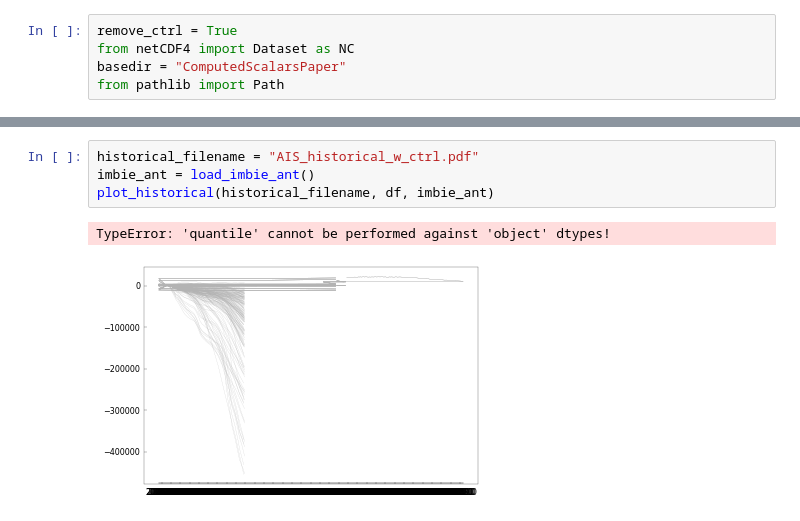
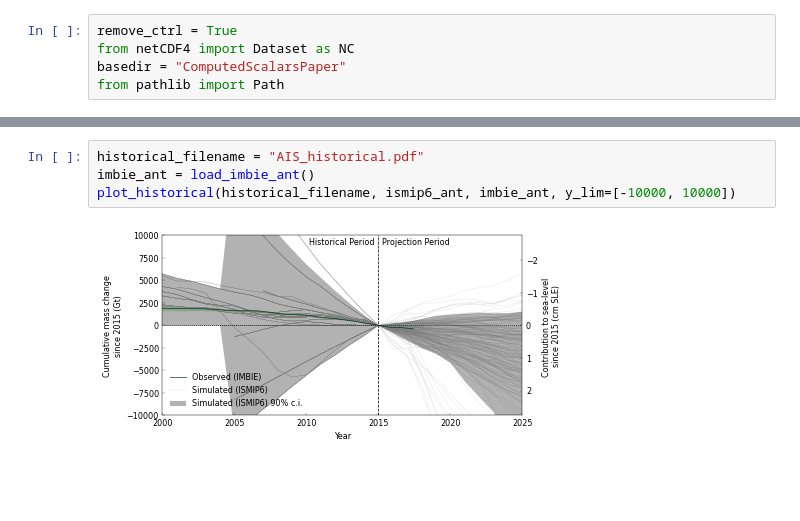
Before and after one commit to aaschwanden/ismip6-ipcc, a Jupyter notebook: analyze_slr_predictions.ipynb, the cells around one changed output, grey strips where cells are left out. Drawn from its saved outputs; the diff is of its cells as text; blank space fills up the shorter version.

```diff
--- a/analyze_slr_predictions.ipynb
+++ b/analyze_slr_predictions.ipynb
@@ -398,7 +229,6 @@ df
 # %%
-historical_filename = "AIS_historical_w_ctrl.pdf"
+historical_filename = "AIS_historical.pdf"
 imbie_ant = load_imbie_ant()
-plot_historical(historical_filename, df, imbie_ant)
+plot_historical(historical_filename, ismip6_ant, imbie_ant, y_lim=[-10000, 10000])
 # %% [output]
-TypeError: 'quantile' cannot be performed against 'object' dtypes!
-[figure, old version]
+[figure, new version]
```
Also changed, not shown: parts of 13 cells of this notebook, 1 other file.
